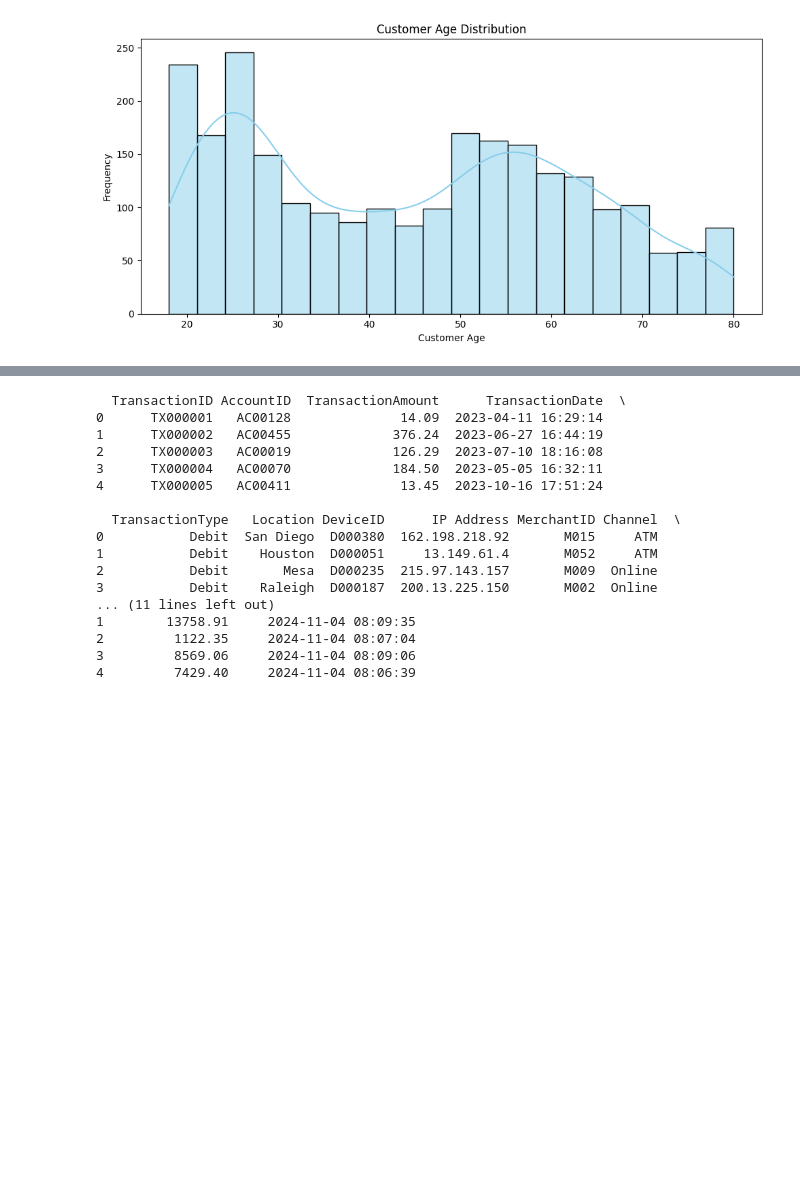
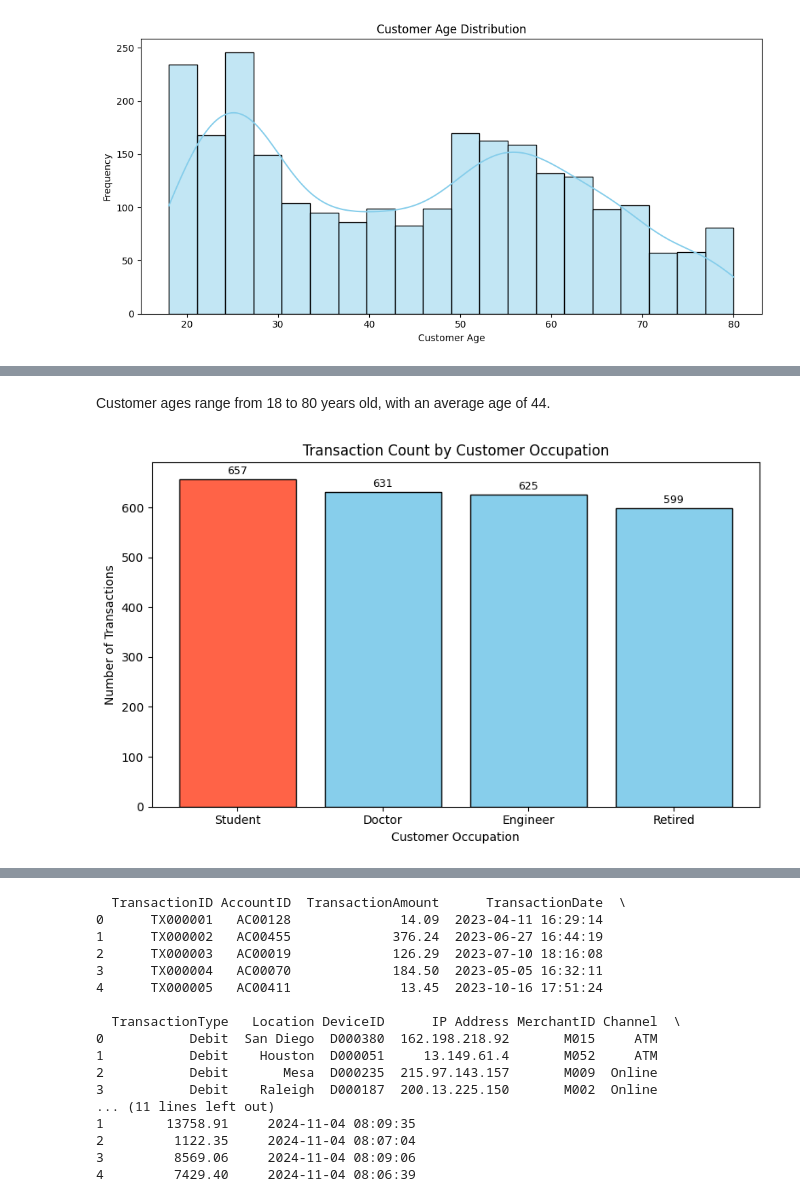
Before and after one commit to widyacatur/personalproject, a Jupyter notebook: WIP - Bank Transactions Analysis/bank_transaction_analysis.ipynb, the cells around one changed output, grey strips where cells are left out. Saved outputs shown, nothing was run; the diff lists cells and outputs as text; code cells hidden in the pictures; blank space fills up the shorter version.

```diff
--- a/WIP - Bank Transactions Analysis/bank_transaction_analysis.ipynb
+++ b/WIP - Bank Transactions Analysis/bank_transaction_analysis.ipynb
@@ -130,0 +191,32 @@ plt.show()
+# %% [markdown]
+Customer ages range from 18 to 80 years old, with an average age of 44.
+# %%
+import matplotlib.pyplot as plt
+import seaborn as sns
+import pandas as pd
+
+# Count transactions by occupation
+occupation_counts = df['CustomerOccupation'].value_counts().sort_values(ascending=False)
+
+# Define colors: highlight "Student"
+colors = ['tomato' if occ == 'Student' else 'skyblue' for occ in occupation_counts.index]
+
+plt.figure(figsize=(8, 5))
+bars = plt.bar(occupation_counts.index, occupation_counts.values, color=colors, edgecolor='black')
+
+# Add value labels
+for bar in bars:
+    height = bar.get_height()
+    plt.text(bar.get_x() + bar.get_width()/2, height + 5, f'{int(height)}',
+             ha='center', va='bottom', fontsize=9)
+
+# Titles and labels
+plt.title('Transaction Count by Customer Occupation')
+plt.xlabel('Customer Occupation')
+plt.ylabel('Number of Transactions')
+
+
+plt.tight_layout()
+plt.show()
+# %% [output]
+[figure, added]
```
Also changed, not shown: parts of 8 cells of this notebook.
